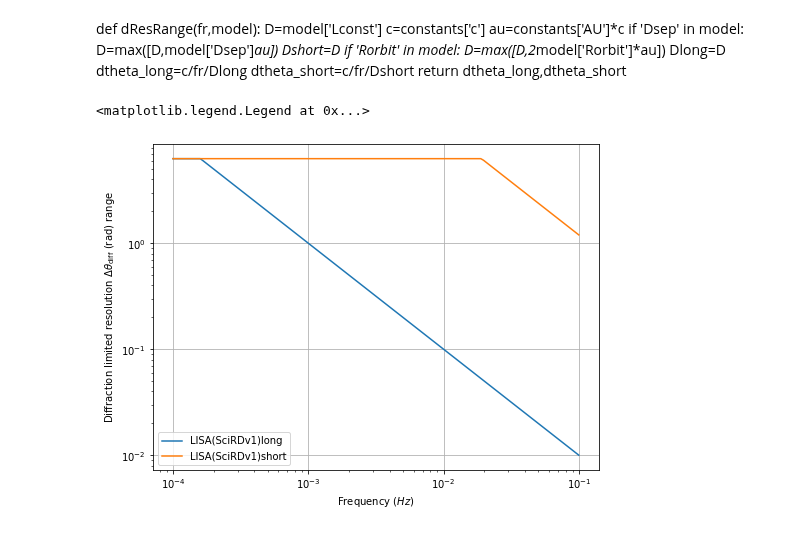
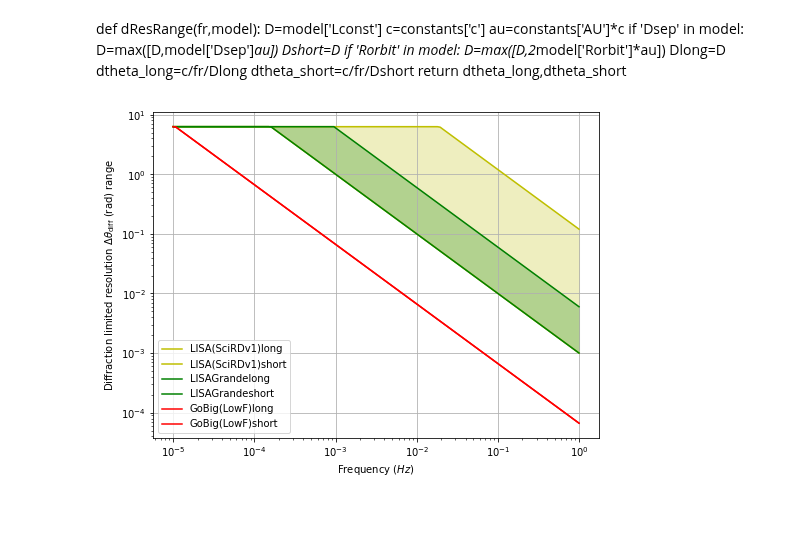
Before and after one commit to JohnGBaker/GWI-metrics, a Jupyter notebook: Notebooks/MetricsNotebook.ipynb, the cells around one changed output. Saved outputs shown, nothing was run; the diff lists cells and outputs as text; code cells hidden in the pictures.

Commit message:
I added a version off a GoBIG concept and made slightly improved multi-concept resolution plot in the Notebook.

```diff
--- a/Notebooks/MetricsNotebook.ipynb
+++ b/Notebooks/MetricsNotebook.ipynb
@@ -202,7 +202,7 @@ def plot_sens(models,fpowLow=-5,fpowHi=0,n=150):
     plt.grid()
     plt.legend()
 
-models=[LISASciRDv1,concepts.LISASciRDLowLev]
+models=[LISASciRDv1,concepts.LISASciRDLowLev,concepts.LISAGrande,concepts.GoBIGLowF]
 plot_sens(models)
 # %% [output]
 QE: 0.8156855160078964
@@ -242,18 +245,25 @@ def dResRange(fr,model):
     dtheta_short=c/fr/Dshort
     return dtheta_long,dtheta_short
 # %%
-fr=np.logspace(-4,-1,150)
-model=LISASciRDv1
-dResLong,dResShort=metrics.dResRange(fr, model)
-plt.figure(figsize=[8,6])
-dthetamax=2*np.pi
-plt.loglog(fr,np.clip(dResLong,None,dthetamax),label=model.get('label')+'long')
-plt.loglog(fr,np.clip(dResShort,None,dthetamax),label=model.get('label')+'short')
-#plt.fill_between(fr,np.clip(dResLong,None,dthetamax),np.clip(dResShort,None,dthetamax),label=model.get('label'))
-plt.xlabel(r'Frequency ($Hz$)')
-plt.ylabel(r'Diffraction limited resolution $\Delta\theta_\mathrm{diff}$ (rad) range')
-plt.grid()
-plt.legend()
+def plot_dRes(models,fpowLow=-5,fpowHi=0,n=150):
+    colors=['b','y','g','r']
+    fr=np.logspace(fpowLow,fpowHi,n)
+    plt.figure(figsize=[8,6])
+    dthetamax=2*np.pi
+    i=0
+    for model in models:
+        i+=1
+        dResLong,dResShort=metrics.dResRange(fr, model)
+        plt.loglog(fr,np.clip(dResLong,None,dthetamax),label=model.get('label')+'long',color=colors[i])
+        plt.loglog(fr,np.clip(dResShort,None,dthetamax),label=model.get('label')+'short',color=colors[i])
+        plt.fill_between(fr,np.clip(dResLong,None,dthetamax),np.clip(dResShort,None,dthetamax),color=colors[i],alpha=0.25)
+    plt.xlabel(r'Frequency ($Hz$)')
+    plt.ylabel(r'Diffraction limited resolution $\Delta\theta_\mathrm{diff}$ (rad) range')
+    plt.grid()
+    plt.legend()
+
+
+models=[LISASciRDv1,concepts.LISAGrande,concepts.GoBIGLowF]
+plot_dRes(models)
 # %% [output]
-<matplotlib.legend.Legend at 0x...>
-[figure, old version]
+[figure, new version]
```
Also changed, not shown: parts of 1 cell of this notebook, 1 other file.
